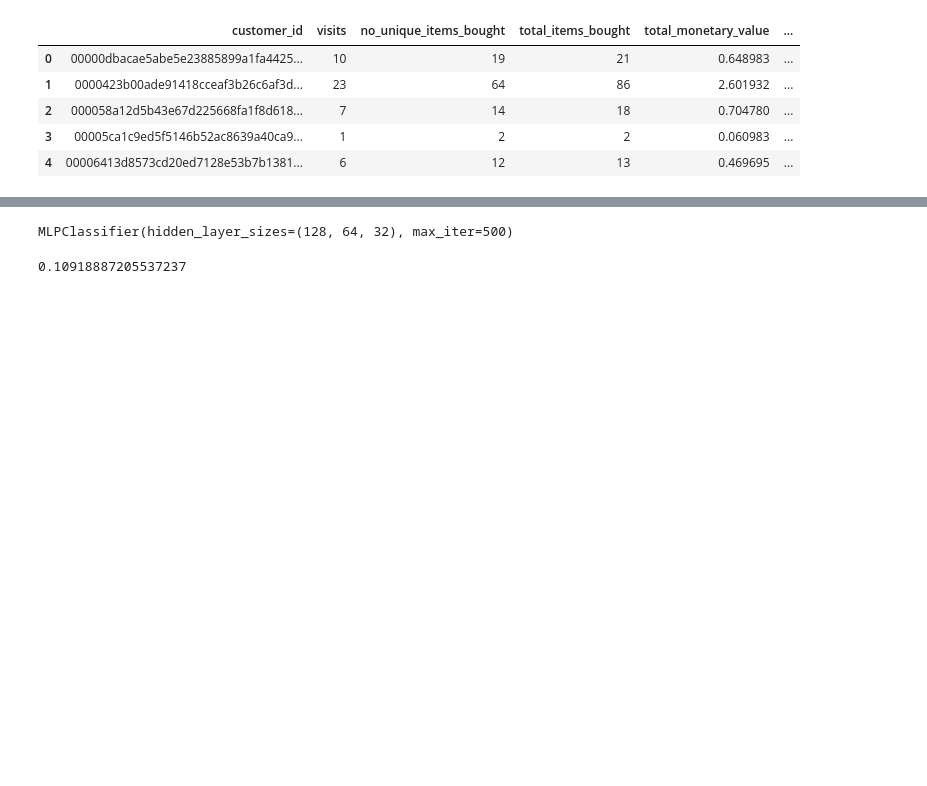
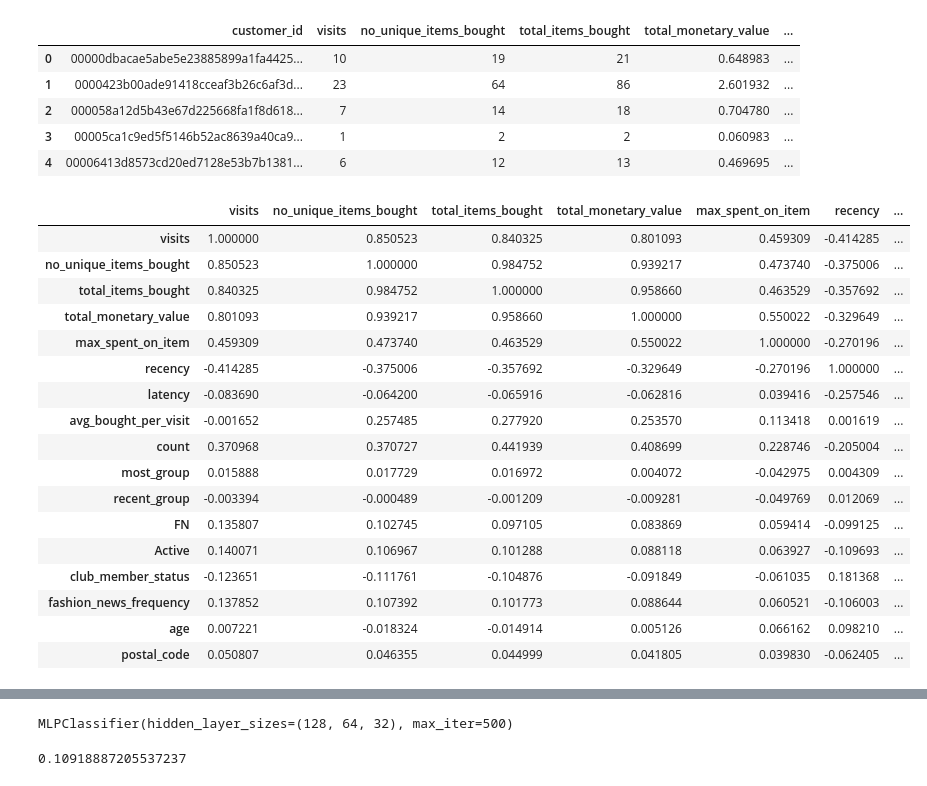
Before and after one commit to aye21874/AML_Final_Project, a Jupyter notebook: classi_model.ipynb, the cells around one changed output, grey strips where cells are left out. Cells and saved outputs as stored; diff of their text form; code cells hidden in the pictures; blank space fills up the shorter version.

```diff
--- a/classi_model.ipynb
+++ b/classi_model.ipynb
@@ -52,7 +53,7 @@ item_df.head()
 | 3 | 110065001 | 12 |
 | 4 | 110065002 | 12 |
 # %%
-frequently_bought_item_id_count=pd.read_csv("C:/Users/SssaK/Desktop/final_dataset/frequently_bought_item_id_count.csv")
+frequently_bought_item_id_count=pd.read_csv("/Users/wenxinzhang/Desktop/graduate/course/2nd_semester/AML/proj/final_dataset/frequently_bought_item_id_count.csv")
 frequently_bought_item_id_count.head()
 # %% [output]
 |  | Unnamed: 0 | customer_id | article_id | count | t_dat |
@@ -285,3 +284,24 @@ X.head()
 | 2 | 000058a12d5b43e67d225668fa1f8d618... | 7 | 14 | 18 | 0.704780 | ... |
 | 3 | 00005ca1c9ed5f5146b52ac8639a40ca9... | 1 | 2 | 2 | 0.060983 | ... |
 | 4 | 00006413d8573cd20ed7128e53b7b1381... | 6 | 12 | 13 | 0.469695 | ... |
+# %%
+X.corr()
+# %% [output]
+|  | visits | no_unique_items_bought | total_items_bought | total_monetary_value | max_spent_on_item | recency | ... |
+| visits | 1.000000 | 0.850523 | 0.840325 | 0.801093 | 0.459309 | -0.414285 | ... |
+| no_unique_items_bought | 0.850523 | 1.000000 | 0.984752 | 0.939217 | 0.473740 | -0.375006 | ... |
+| total_items_bought | 0.840325 | 0.984752 | 1.000000 | 0.958660 | 0.463529 | -0.357692 | ... |
+| total_monetary_value | 0.801093 | 0.939217 | 0.958660 | 1.000000 | 0.550022 | -0.329649 | ... |
+| max_spent_on_item | 0.459309 | 0.473740 | 0.463529 | 0.550022 | 1.000000 | -0.270196 | ... |
+| recency | -0.414285 | -0.375006 | -0.357692 | -0.329649 | -0.270196 | 1.000000 | ... |
+| latency | -0.083690 | -0.064200 | -0.065916 | -0.062816 | 0.039416 | -0.257546 | ... |
+| avg_bought_per_visit | -0.001652 | 0.257485 | 0.277920 | 0.253570 | 0.113418 | 0.001619 | ... |
+| count | 0.370968 | 0.370727 | 0.441939 | 0.408699 | 0.228746 | -0.205004 | ... |
+| most_group | 0.015888 | 0.017729 | 0.016972 | 0.004072 | -0.042975 | 0.004309 | ... |
+| recent_group | -0.003394 | -0.000489 | -0.001209 | -0.009281 | -0.049769 | 0.012069 | ... |
+| FN | 0.135807 | 0.102745 | 0.097105 | 0.083869 | 0.059414 | -0.099125 | ... |
+| Active | 0.140071 | 0.106967 | 0.101288 | 0.088118 | 0.063927 | -0.109693 | ... |
+| club_member_status | -0.123651 | -0.111761 | -0.104876 | -0.091849 | -0.061035 | 0.181368 | ... |
+| fashion_news_frequency | 0.137852 | 0.107392 | 0.101773 | 0.088644 | 0.060521 | -0.106003 | ... |
+| age | 0.007221 | -0.018324 | -0.014914 | 0.005126 | 0.066162 | 0.098210 | ... |
+| postal_code | 0.050807 | 0.046355 | 0.044999 | 0.041805 | 0.039830 | -0.062405 | ... |
```
Also changed, not shown: parts of 10 cells of this notebook.
